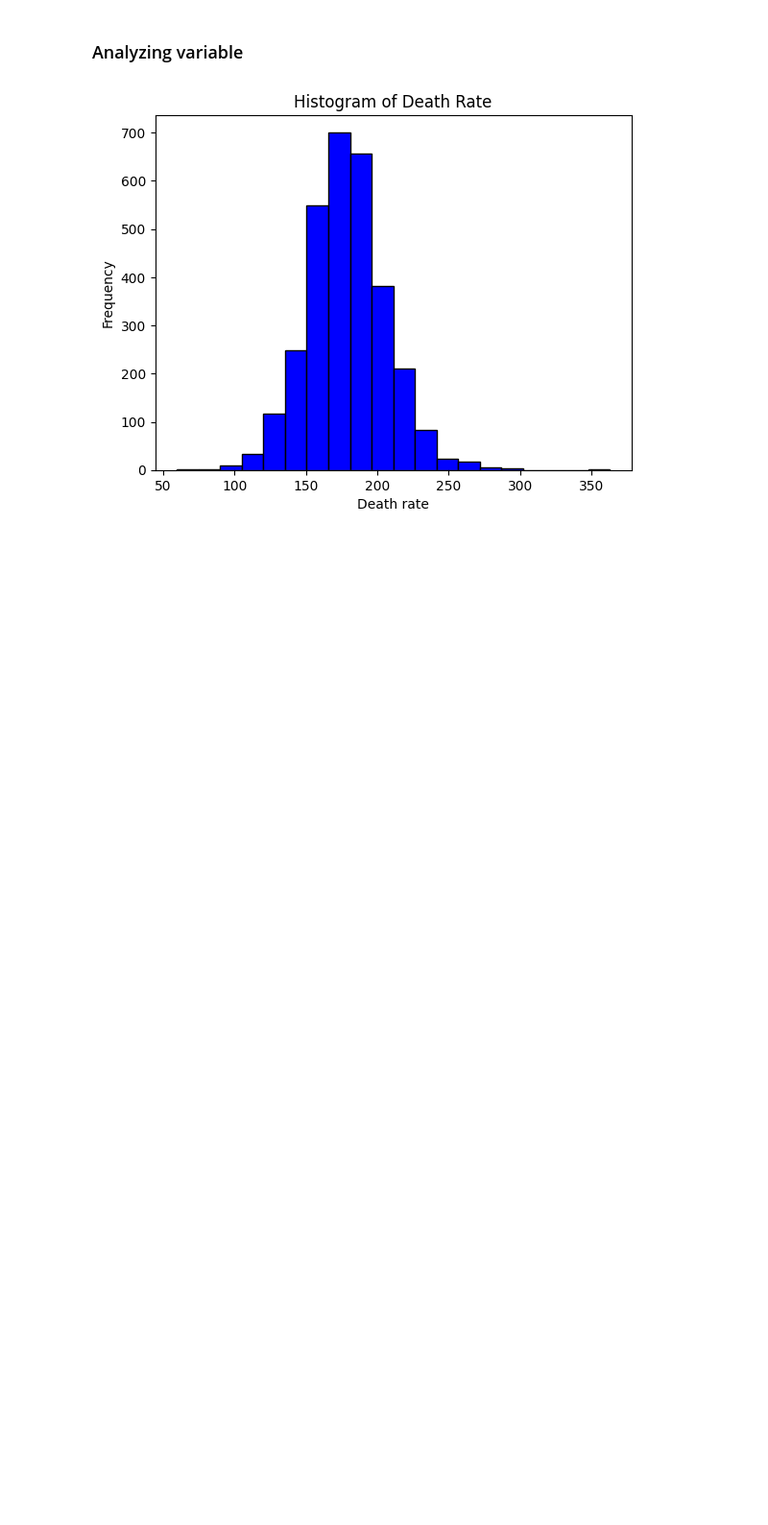
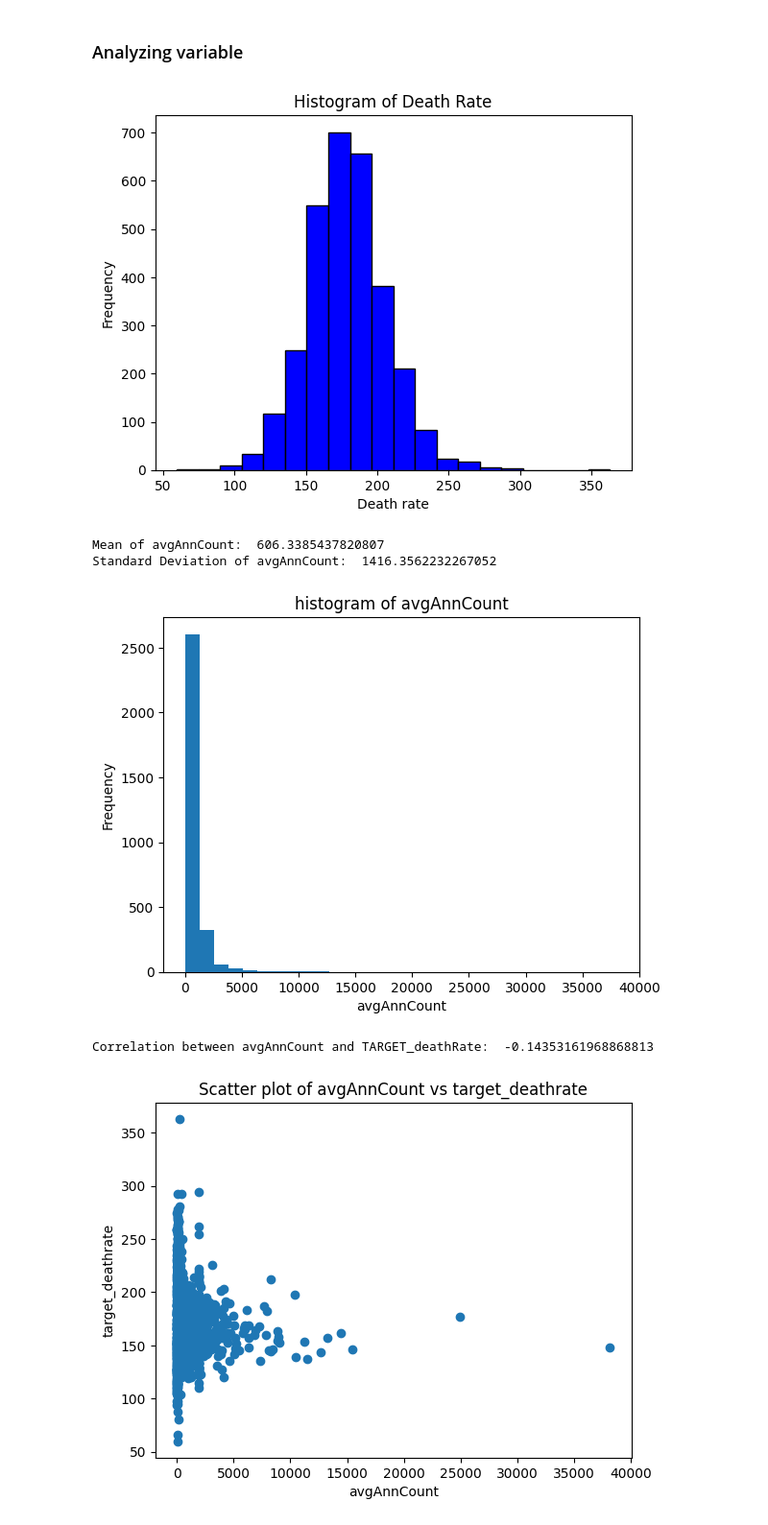
Before and after one commit to rishv1912/OLS-Regression, a Jupyter notebook: eda.ipynb, the cells around one changed output. Shown at 96% size. Saved outputs shown, nothing was run; the diff lists cells and outputs as text; code cells hidden in the pictures; blank space fills up the shorter version.

```diff
--- a/eda.ipynb
+++ b/eda.ipynb
@@ -95,0 +98,37 @@ fig = go.Figure(data=[go.Box(y=data['target_deathrate'],)])
+# %%
+# Analyzing avgAnnCount column
+
+avg_ann_count_mean = data["avganncount"].mean()
+avg_ann_count_std = data["avganncount"].std()
+print("Mean of avgAnnCount: ",avg_ann_count_mean)
+print("Standard Deviation of avgAnnCount: ",avg_ann_count_std)
+
+# create a histor gr visualize the distribution of avgAnnCount
+
+plt.hist(data["avganncount"],bins=30)
+plt.xlabel("avgAnnCount")
+plt.ylabel("Frequency")
+plt.title("histogram of avgAnnCount")
+plt.show()
+
+fig = go.Figure(data=[go.Box(y=data['avganncount'],boxpoints='outliers',jitter=0.3,pointpos=-1.8)])
+fig.update_layout(title='Boxplot of Avganncount',yaxis_title='Death Rate',width = 700,height=500)
+fig.show()
+
+
+# calculate the correlation between avgAnnCount and TARGET_deathRate
+corr = data["avganncount"].corr(data["target_deathrate"])
+print("Correlation between avgAnnCount and TARGET_deathRate: ",corr)
+
+# create a scatter plto to visualize the realtinos hip between avgAnnCount and TARGET_deathRate
+plt.scatter(data["avganncount"],data["target_deathrate"])
+plt.xlabel("avgAnnCount")
+plt.ylabel("target_deathrate")
+plt.title("Scatter plot of avgAnnCount vs target_deathrate")
+plt.show()
+# %% [output]
+Mean of avgAnnCount:  606.3385437820807
+Standard Deviation of avgAnnCount:  1416.3562232267052
+[figure, added]
+Correlation between avgAnnCount and TARGET_deathRate:  -0.14353161968868813
+[figure, added]
```
Also changed, not shown: parts of 14 cells of this notebook.
